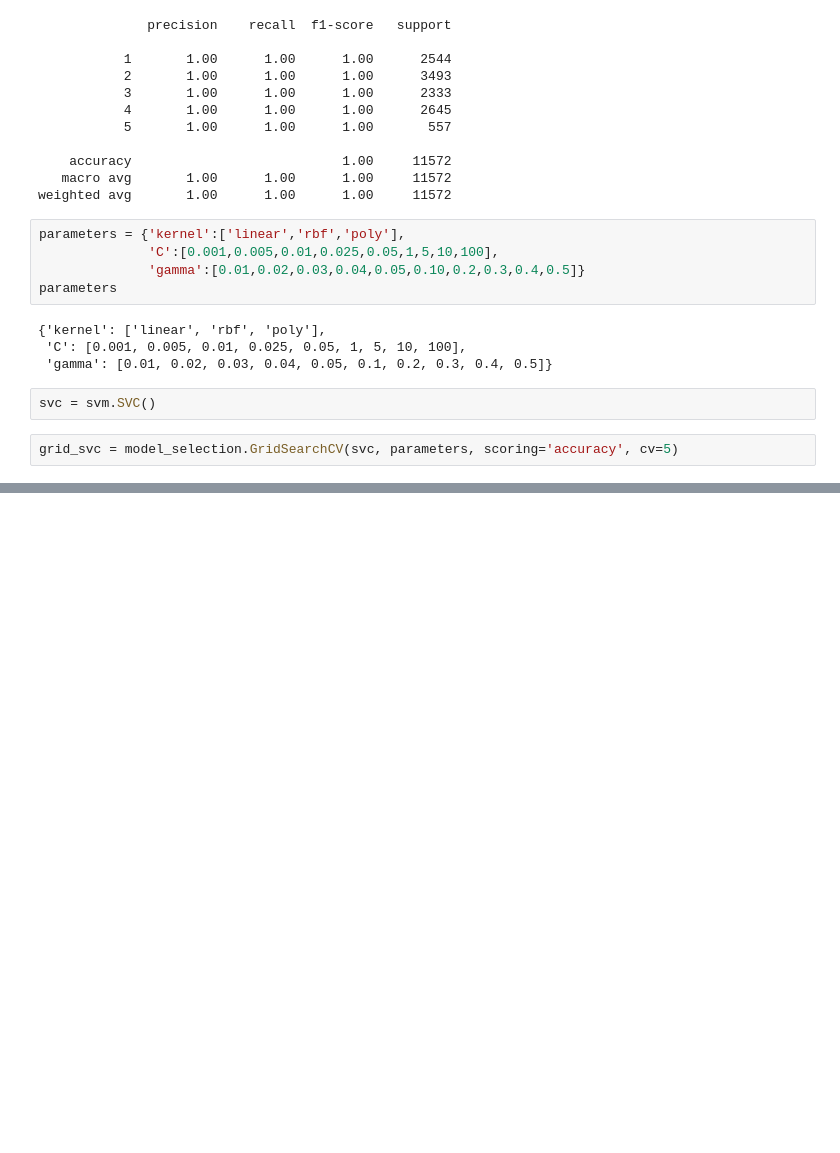
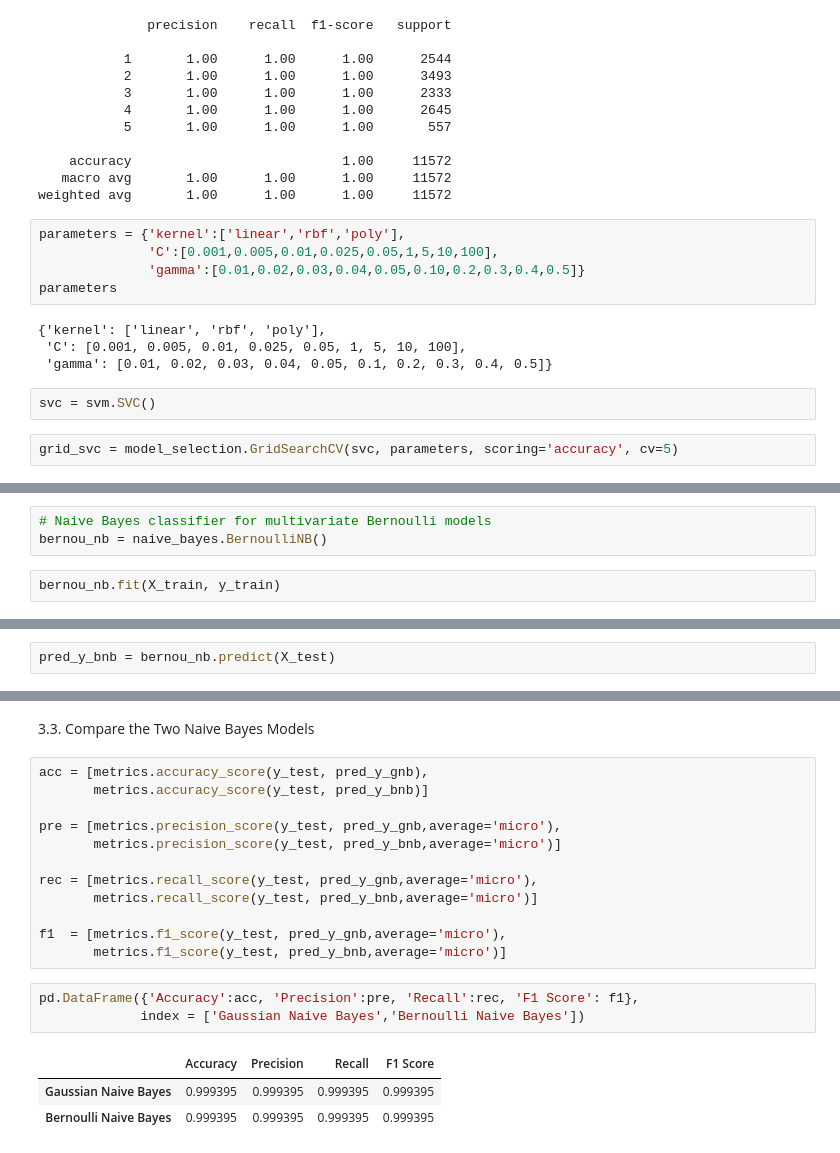
Before and after one commit to chadasravani/IST5520_Group1_NYPD_Complaint_Data, a Jupyter notebook: Project_new.ipynb, the cells around one changed output, grey strips where cells are left out. Drawn from its saved outputs; the diff is of its cells as text; blank space fills up the shorter version.

```diff
--- a/Project_new.ipynb
+++ b/Project_new.ipynb
@@ -920,0 +1029,5 @@ pd.DataFrame({'Accuracy':acc, 'Precision':pre, 'Recall':rec, 'F1 Score': f1},
+# %%
+# Naive Bayes classifier for multivariate Bernoulli models
+bernou_nb = naive_bayes.BernoulliNB()
+# %%
+bernou_nb.fit(X_train, y_train)
@@ -920,0 +1036,2 @@ pd.DataFrame({'Accuracy':acc, 'Precision':pre, 'Recall':rec, 'F1 Score': f1},
+# %%
+pred_y_bnb = bernou_nb.predict(X_test)
@@ -920,0 +1083,21 @@ pd.DataFrame({'Accuracy':acc, 'Precision':pre, 'Recall':rec, 'F1 Score': f1},
+# %% [markdown]
+3.3. Compare the Two Naive Bayes Models
+# %%
+acc = [metrics.accuracy_score(y_test, pred_y_gnb),
+       metrics.accuracy_score(y_test, pred_y_bnb)]
+
+pre = [metrics.precision_score(y_test, pred_y_gnb,average='micro'),
+       metrics.precision_score(y_test, pred_y_bnb,average='micro')]
+
+rec = [metrics.recall_score(y_test, pred_y_gnb,average='micro'),
+       metrics.recall_score(y_test, pred_y_bnb,average='micro')]
+
+f1  = [metrics.f1_score(y_test, pred_y_gnb,average='micro'),
+       metrics.f1_score(y_test, pred_y_bnb,average='micro')]
+# %%
+pd.DataFrame({'Accuracy':acc, 'Precision':pre, 'Recall':rec, 'F1 Score': f1},
+             index = ['Gaussian Naive Bayes','Bernoulli Naive Bayes'])
+# %% [output]
+|  | Accuracy | Precision | Recall | F1 Score |
+| Gaussian Naive Bayes | 0.999395 | 0.999395 | 0.999395 | 0.999395 |
+| Bernoulli Naive Bayes | 0.999395 | 0.999395 | 0.999395 | 0.999395 |
```
Also changed, not shown: parts of 45 cells of this notebook, 2 other files.
